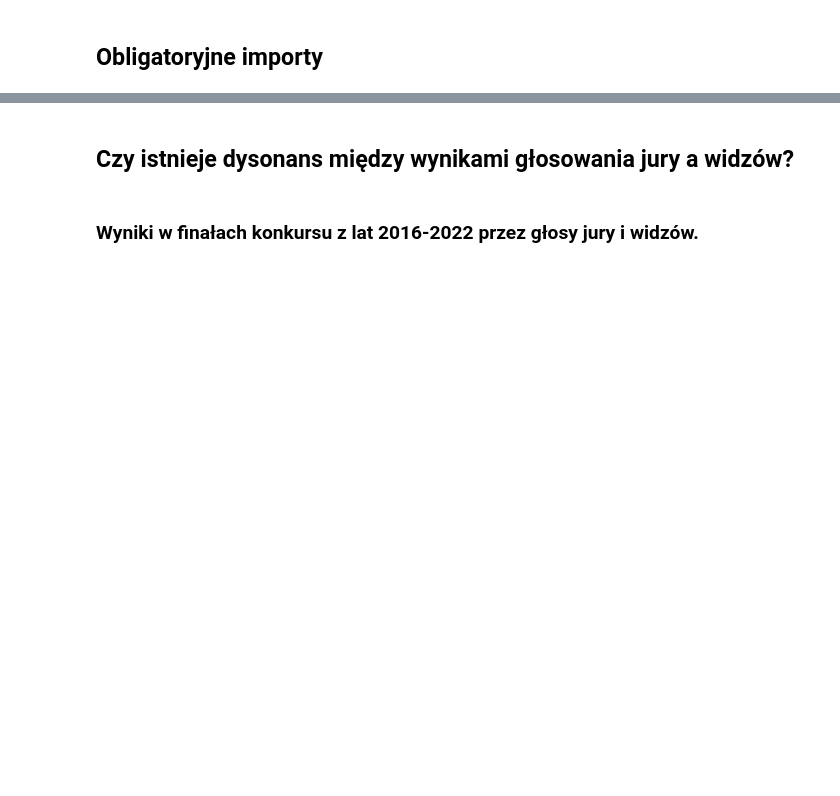
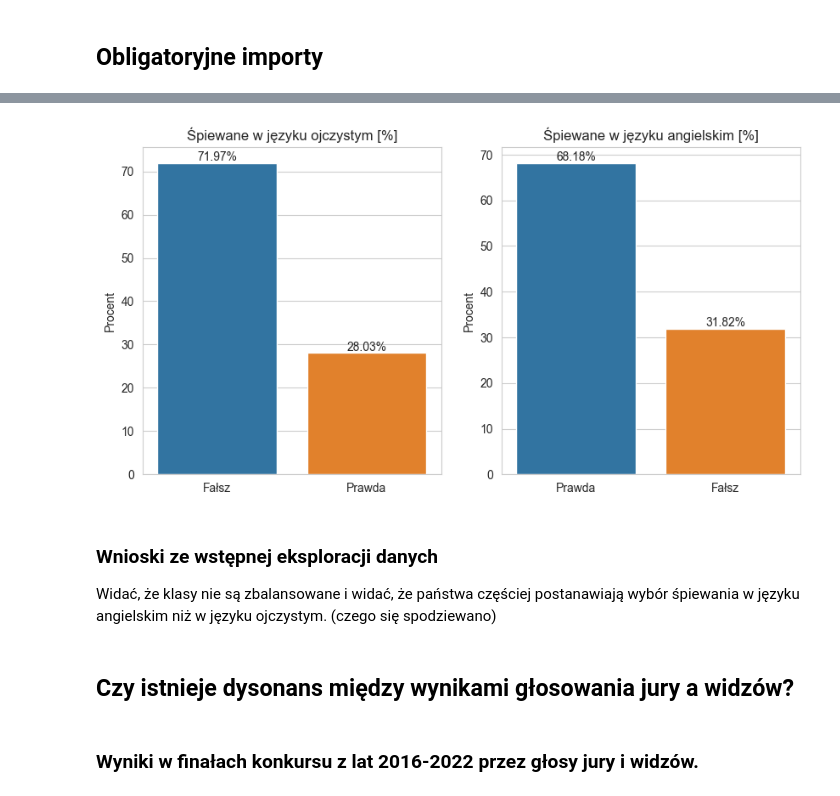
Before and after one commit to Mimikkk/study-master-2023-sus, a Jupyter notebook: project-eurovision/raport.ipynb, the cells around one changed output, grey strips where cells are left out. Drawn from its saved outputs; the diff is of its cells as text; code cells hidden in the pictures; blank space fills up the shorter version.

```diff
--- a/project-eurovision/raport.ipynb
+++ b/project-eurovision/raport.ipynb
@@ -82,3 +106,22 @@ AttributeError: 'DataFrame' object has no attribute 'in_native'
+# %%
+in_native = dataset.songs.in_native.value_counts() / len(dataset.songs) * 100
+in_english = dataset.songs.in_english.value_counts() / len(dataset.songs) * 100
+
+fig, ax = plt.subplots(1, 2, figsize=(10, 5))
+sns.barplot(x=in_native.index.map({True: 'Prawda', False: 'Fałsz'}), y=in_native.values, ax=ax[0])
+sns.barplot(x=in_english.index.map({True: 'Prawda', False: 'Fałsz'}), y=in_english.values, ax=ax[1])
+ax[0].set_title('Śpiewane w języku ojczystym [%]')
+ax[1].set_title('Śpiewane w języku angielskim [%]')
+for a in ax:
+    a.set_ylabel('Procent')
+    a.bar_label(a.containers[0], fmt='%.2f%%')
+plt.show()
+# %% [output]
+[figure, added]
+# %% [markdown]
+### Wnioski ze wstępnej eksploracji danych
+
+Widać, że klasy nie są zbalansowane i widać, że państwa częściej postanawiają wybór śpiewania w języku angielskim niż w języku ojczystym. (czego się spodziewano)
 # %% [markdown]
 ## Czy istnieje dysonans między wynikami głosowania jury a widzów?
 # %% [markdown]
```
Also changed, not shown: parts of 13 cells of this notebook, 2 other files.
